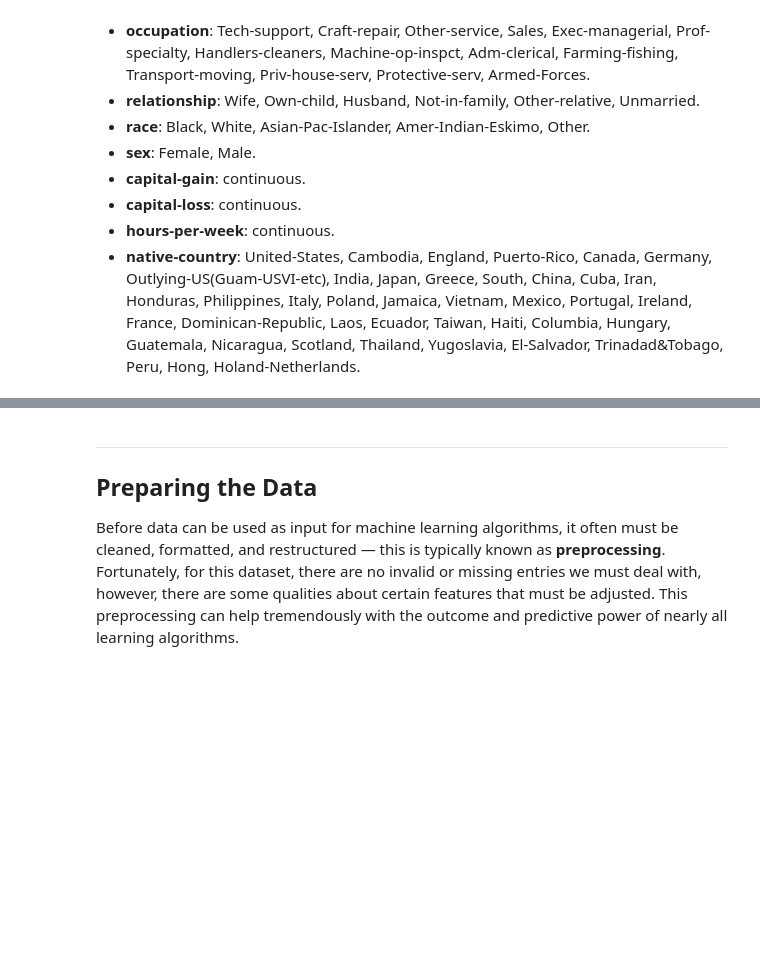
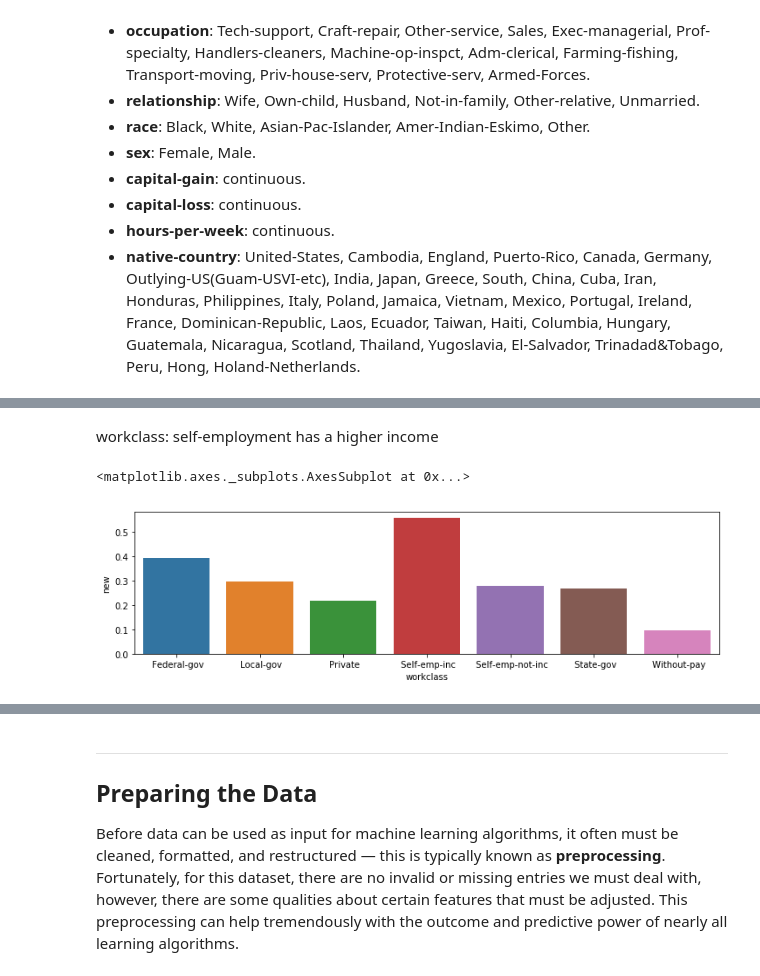
Before and after one commit to nftd/DSND_Term1, a Jupyter notebook: projects/p1_charityml/finding_donors.ipynb, the cells around one changed output, grey strips where cells are left out. Drawn from its saved outputs; the diff is of its cells as text; code cells hidden in the pictures; blank space fills up the shorter version.

```diff
--- a/projects/p1_charityml/finding_donors.ipynb
+++ b/projects/p1_charityml/finding_donors.ipynb
@@ -81,0 +99,15 @@ print("Percentage of individuals making more than $50,000: {}%".format(greater_p
+# %% [markdown]
+workclass: self-employment has a higher income
+# %%
+a = data['income'].apply(targetConvert)
+a = pd.DataFrame(a)
+a.columns = ['new']
+b = pd.concat([data,a],axis = 1)
+c = b.pivot_table(values = 'new',index = 'workclass')
+c['workclass'] = c.index
+c
+plt.figure(figsize=(12,3))
+sns.barplot(y = 'new',x ='workclass',data = c)
+# %% [output]
+<matplotlib.axes._subplots.AxesSubplot at 0x...>
+[figure, added]
```
Also changed, not shown: parts of 58 cells of this notebook, 1 other file.
